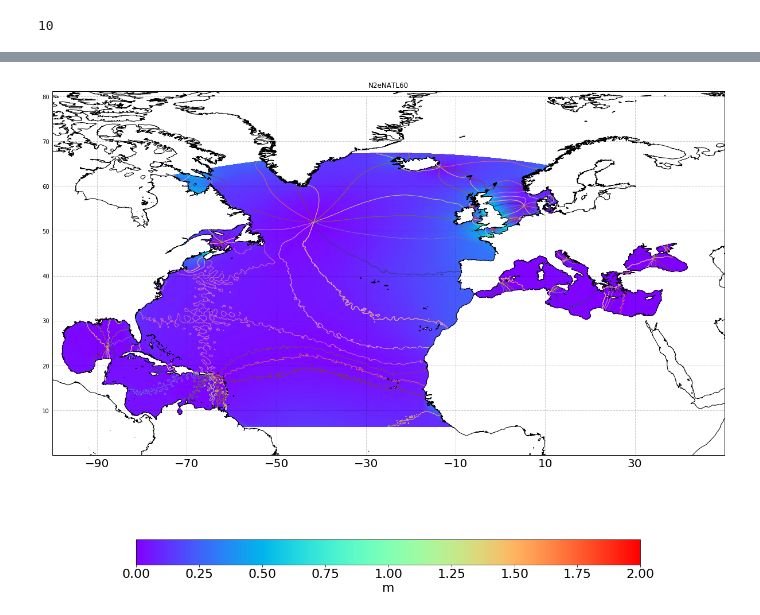
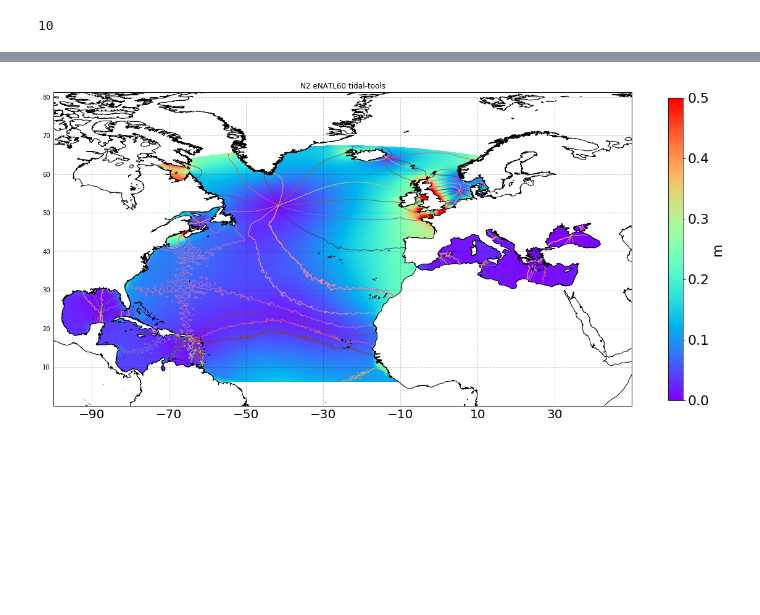
Before and after one commit to AurelieAlbert/eNATL60-plots-paper, a Jupyter notebook: amp-phase-tides-FES/2020-5-29-AA-maps-amp-phase-M2-eNATL60-like pytide.ipynb, the cells around one changed output, grey strips where cells are left out. Drawn from its saved outputs; the diff is of its cells as text; code cells hidden in the pictures; blank space fills up the shorter version.

```diff
--- a/amp-phase-tides-FES/2020-5-29-AA-maps-amp-phase-M2-eNATL60-like pytide.ipynb
+++ b/amp-phase-tides-FES/2020-5-29-AA-maps-amp-phase-M2-eNATL60-like pytide.ipynb
@@ -70,7 +70,7 @@ navlat=ds_grid.nav_lat
 navlon=ds_grid.nav_lon
 tmask=ds_grid.tmask[0]
 # %%
-def plot_amp_phase_one_freq(freq):
+def plot_amp_phase_one_freq(freq,vmin,vmax):
     amp=ds[str(freq)+'_A']
     amp_mask=ma.masked_where(tmask==0.,amp)
     ph=ds[str(freq)+'_G']
@@ -95,10 +95,10 @@ def plot_amp_phase_one_freq(freq):
     gl.ylabels_right = False
     gl.xlabel_style = label_style
     gl.ylocator = mticker.FixedLocator(np.arange(-20,90,10,dtype=float))
-    cs = plt.pcolormesh(navlon,navlat,amp_mask,transform=ccrs.PlateCarree(),cmap=cmap,vmin=0,vmax=2)
+    cs = plt.pcolormesh(navlon,navlat,amp_mask,transform=ccrs.PlateCarree(),cmap=cmap,vmin=vmin,vmax=vmax)
     plt.contour(navlon,navlat,ph360_mask,[30,60,90,120,150,180,210,240,270,300,330],cmap=plt.get_cmap('tab20b'),linestyle='solid',linewidths=1,transform=ccrs.PlateCarree())
-    plt.title(str(freq) +'eNATL60')
-    cbar = plt.colorbar(cs,orientation='horizontal',shrink=0.75,label='m')
+    plt.title(str(freq) +' eNATL60 tidal-tools')
+    cbar = plt.colorbar(cs,orientation='vertical',shrink=0.5,label='m')
     plt.savefig('maps_amp_phi_'+str(freq)+'_eNATL60_tidal-tools.png')
 # %%
 plot_amp_phase_one_freq('M2',0,2)
@@ -109,7 +111,7 @@ plot_amp_phase_one_freq('S2',0,1)
 # %%
-plot_amp_phase_one_freq('N2'0,0.5)
+plot_amp_phase_one_freq('N2',0,0.5)
 # %% [output]
-[figure, old version]
+[figure, new version]
 # %%
 plot_amp_phase_one_freq('O1',0,0.5)
 # %% [output]
```
Also changed, not shown: parts of 4 cells of this notebook, 30 other files.
